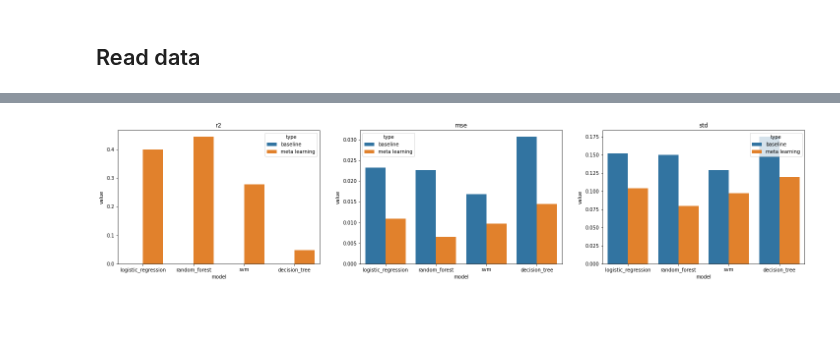
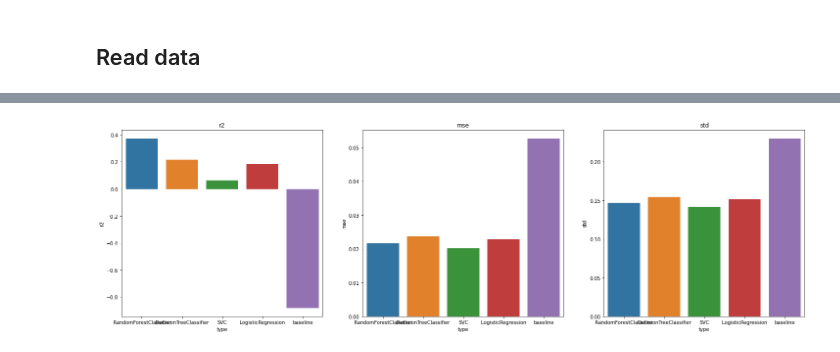
Before and after one commit to feamelo/drift-meta-learning, a Jupyter notebook: src/experiments/base_models.ipynb, the cells around one changed output, grey strips where cells are left out. Drawn from its saved outputs; the diff is of its cells as text; code cells hidden in the pictures; blank space fills up the shorter version.

Commit message:
different base models experiment reimplemented

```diff
--- a/src/experiments/base_models.ipynb
+++ b/src/experiments/base_models.ipynb
@@ -49,5 +26,2 @@ MODEL_LIST = [
 # %% [markdown]
 ## Read data
-# %%
-df = pd.read_csv("metabase.csv")
-df.head()
@@ -134,0 +28,12 @@ for model_name, learner in learners.items():
+# %%
+results_df = pd.DataFrame()
+
+for base_model in BASE_MODELS:
+    filename = f"metabases/metamodel: {META_MODEL} - basemodel: {base_model} - metric: {META_LABEL_METRIC} - dataset: {DATASET}.csv"
+    df = pd.read_csv(filename)
+    results_df[base_model] = df["predicted"]
+    results_df[f"{base_model}_target"] = df[META_LABEL_METRIC]
+    results_df[f"{base_model}_baseline"] = df[f"last_{META_LABEL_METRIC}"]
+
+results_df = results_df.dropna()
+results_df.head()
@@ -134,0 +51,6 @@ for model_name, learner in learners.items():
+# %%
+plt.figure(figsize=(25, 10))
+for idx, model in enumerate(BASE_MODELS):
+    plt.subplot(2, 2, idx + 1)
+    evaluator.cumulative_gain(results_df[f"{model}_target"], results_df[model], results_df[f"{model}_baseline"], title=model, subplot=True)
+plt.suptitle("Cumulative gain")
@@ -134,0 +66,11 @@ for model_name, learner in learners.items():
+# %%
+results = []
+for model in BASE_MODELS:
+    mtl_result = evaluator.get_regression_metrics(results_df[f"{model}_target"], results_df[model])
+    results.append({**mtl_result, "type": model})
+
+baseline_result = evaluator.get_regression_metrics(results_df[f"{model}_target"], results_df[f"{model}_baseline"])
+results.append({**baseline_result, "type": "baseline"})
+
+results = pd.DataFrame(results)
+results.head()
@@ -135,13 +84,8 @@ for model_name, learner in learners.items():
 # %%
-results_models = pd.DataFrame(results)
-fig = plt.figure(figsize=(25, 5))
-
-df_plot = pd.melt(results_models, id_vars=['model', 'type'], value_vars=evaluator.reg_metrics)
-
-for idx, metric in enumerate(evaluator.reg_metrics):
+plt.figure(figsize=(25, 7))
+for idx, col in enumerate(evaluator.reg_metrics):
     plt.subplot(1, 3, idx + 1)
-    this_metric = df_plot[df_plot['variable'] == metric]
-    sns.barplot(x="model", y='value', hue='type', data=this_metric)
-    plt.title(metric)
+    sns.barplot(x="type", y=col, data=results)
+    plt.title(col)
 # %% [output]
-[figure, old version]
+[figure, new version]
```
Also changed, not shown: parts of 18 cells of this notebook, 5 other files.
